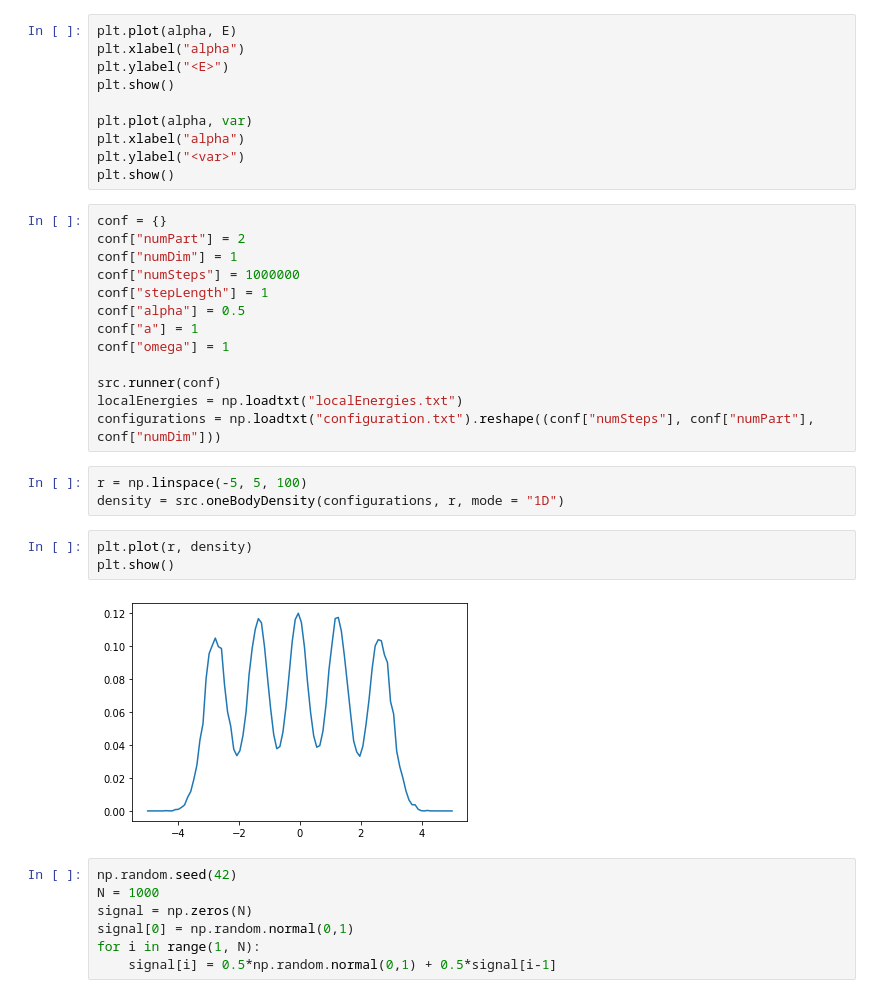
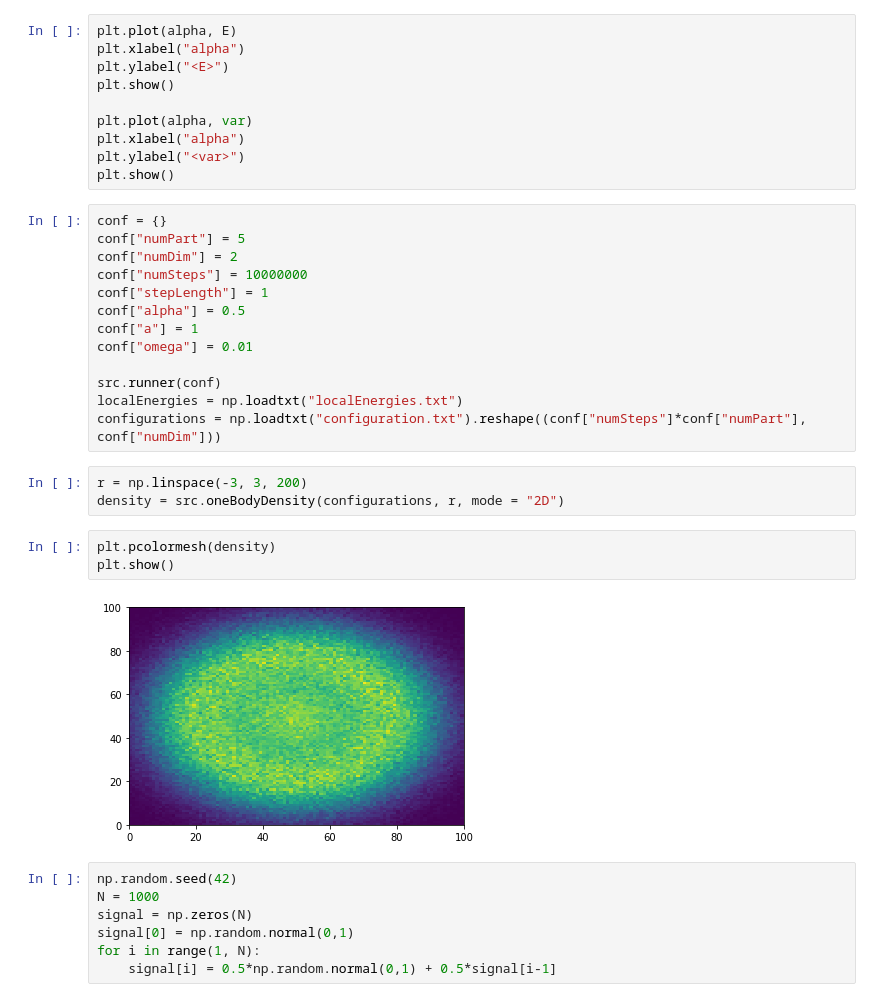
Before and after one commit to KristianWold/FYS4411, a Jupyter notebook: Project1/results.ipynb, the cells around one changed output. Cells and saved outputs as stored; diff of their text form.

Commit message:
Add 2D onebody density

```diff
--- a/Project1/results.ipynb
+++ b/Project1/results.ipynb
@@ -46,25 +50,25 @@ plt.ylabel("<var>")
 plt.show()
 # %%
 conf = {}
-conf["numPart"] = 2
-conf["numDim"] = 1
-conf["numSteps"] = 1000000
+conf["numPart"] = 5
+conf["numDim"] = 2
+conf["numSteps"] = 10000000
 conf["stepLength"] = 1
 conf["alpha"] = 0.5
 conf["a"] = 1
-conf["omega"] = 1
+conf["omega"] = 0.01
 
 src.runner(conf)
 localEnergies = np.loadtxt("localEnergies.txt")
-configurations = np.loadtxt("configuration.txt").reshape((conf["numSteps"], conf["numPart"], conf["numDim"]))
+configurations = np.loadtxt("configuration.txt").reshape((conf["numSteps"]*conf["numPart"], conf["numDim"]))
 # %%
-r = np.linspace(-5, 5, 100)
-density = src.oneBodyDensity(configurations, r, mode = "1D")
+r = np.linspace(-3, 3, 200)
+density = src.oneBodyDensity(configurations, r, mode = "2D")
 # %%
-plt.plot(r, density)
+plt.pcolormesh(density)
 plt.show()
 # %% [output]
-[figure, old version]
+[figure, new version]
 # %%
 np.random.seed(42)
 N = 1000
```
Also changed, not shown: parts of 1 cell of this notebook, 2 other files.
